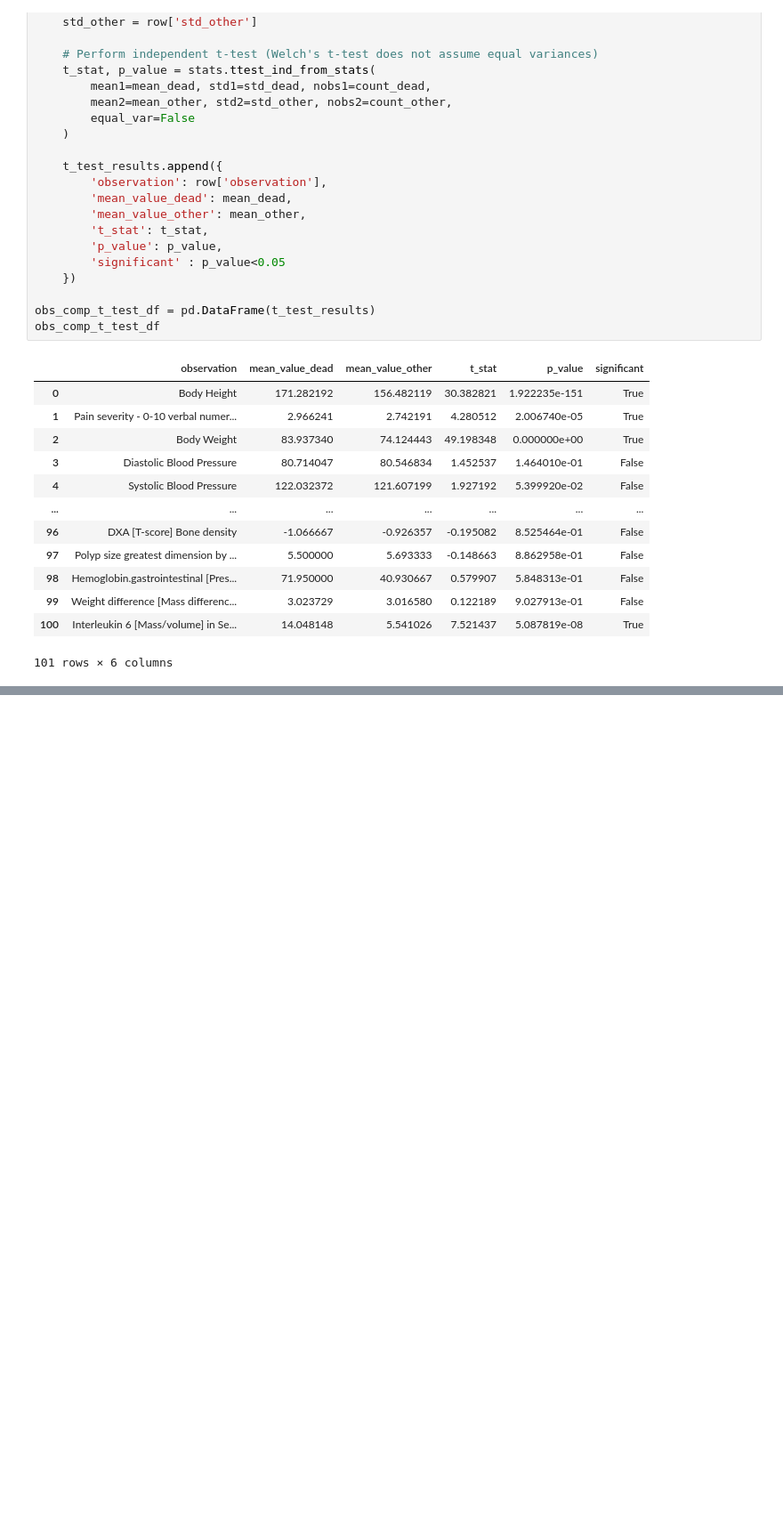
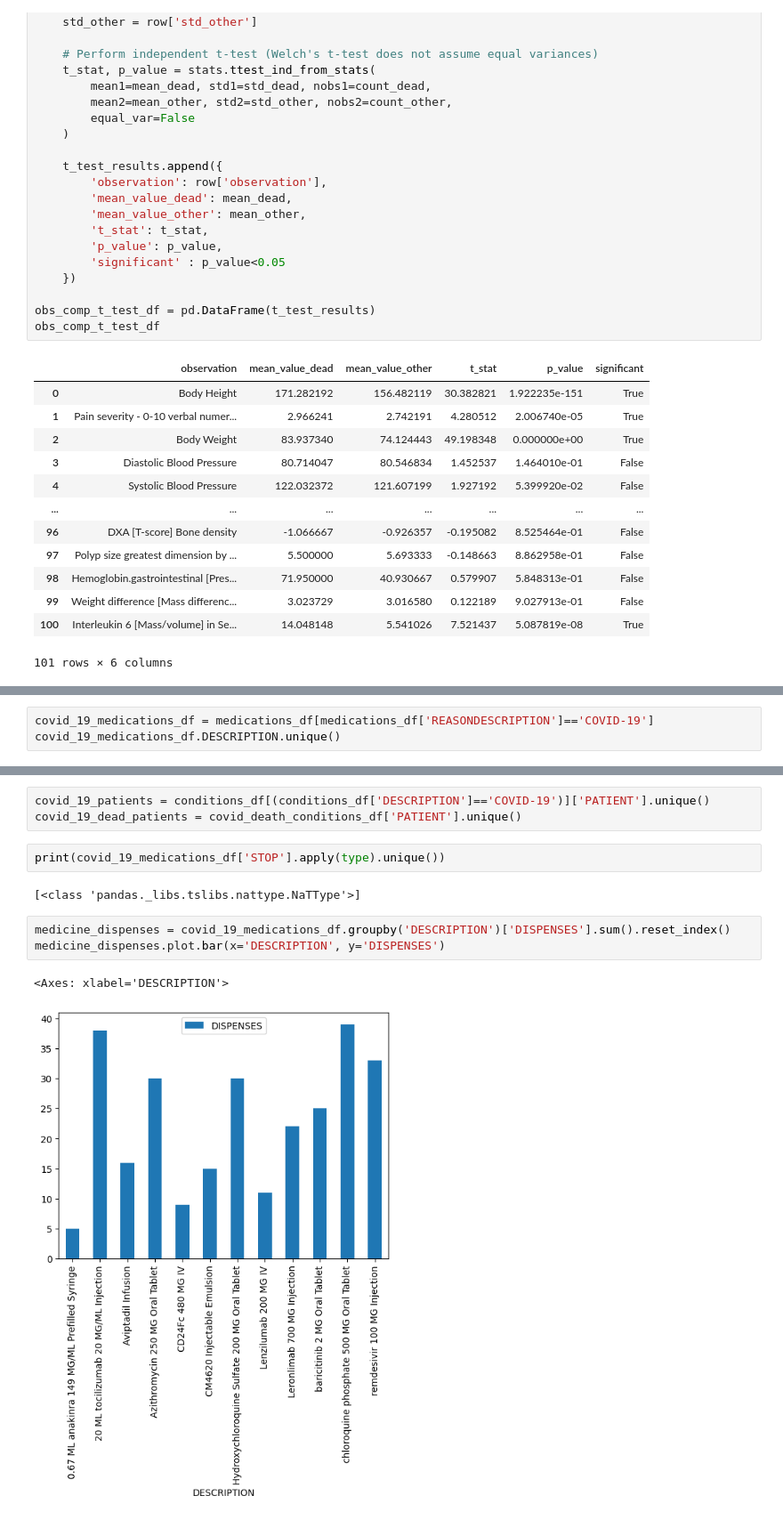
Before and after one commit to sarit-adh/covid_19_ml, a Jupyter notebook: notebooks/exploratory_analysis.ipynb, the cells around one changed output, grey strips where cells are left out. Shown at 89% size. Cells and saved outputs as stored; diff of their text form; blank space fills up the shorter version.

```diff
--- a/notebooks/exploratory_analysis.ipynb
+++ b/notebooks/exploratory_analysis.ipynb
@@ -377,0 +387,3 @@ obs_comp_t_test_df
+# %%
+covid_19_medications_df = medications_df[medications_df['REASONDESCRIPTION']=='COVID-19']
+covid_19_medications_df.DESCRIPTION.unique()
@@ -377,0 +408,13 @@ obs_comp_t_test_df
+# %%
+covid_19_patients = conditions_df[(conditions_df['DESCRIPTION']=='COVID-19')]['PATIENT'].unique()
+covid_19_dead_patients = covid_death_conditions_df['PATIENT'].unique()
+# %%
+print(covid_19_medications_df['STOP'].apply(type).unique())
+# %% [output]
+[<class 'pandas._libs.tslibs.nattype.NaTType'>]
+# %%
+medicine_dispenses = covid_19_medications_df.groupby('DESCRIPTION')['DISPENSES'].sum().reset_index()
+medicine_dispenses.plot.bar(x='DESCRIPTION', y='DISPENSES')
+# %% [output]
+<Axes: xlabel='DESCRIPTION'>
+[figure, added]
```
Also changed, not shown: parts of 7 cells of this notebook.
